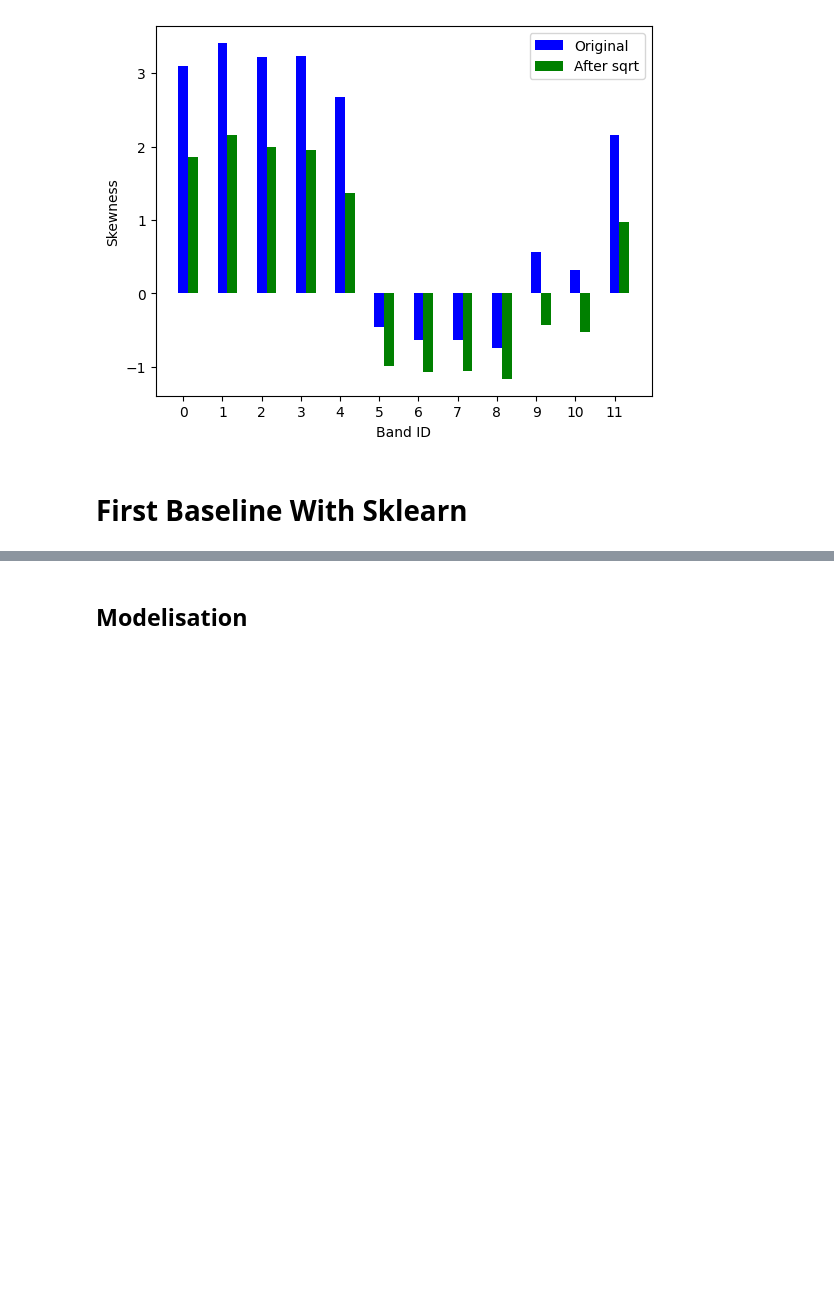
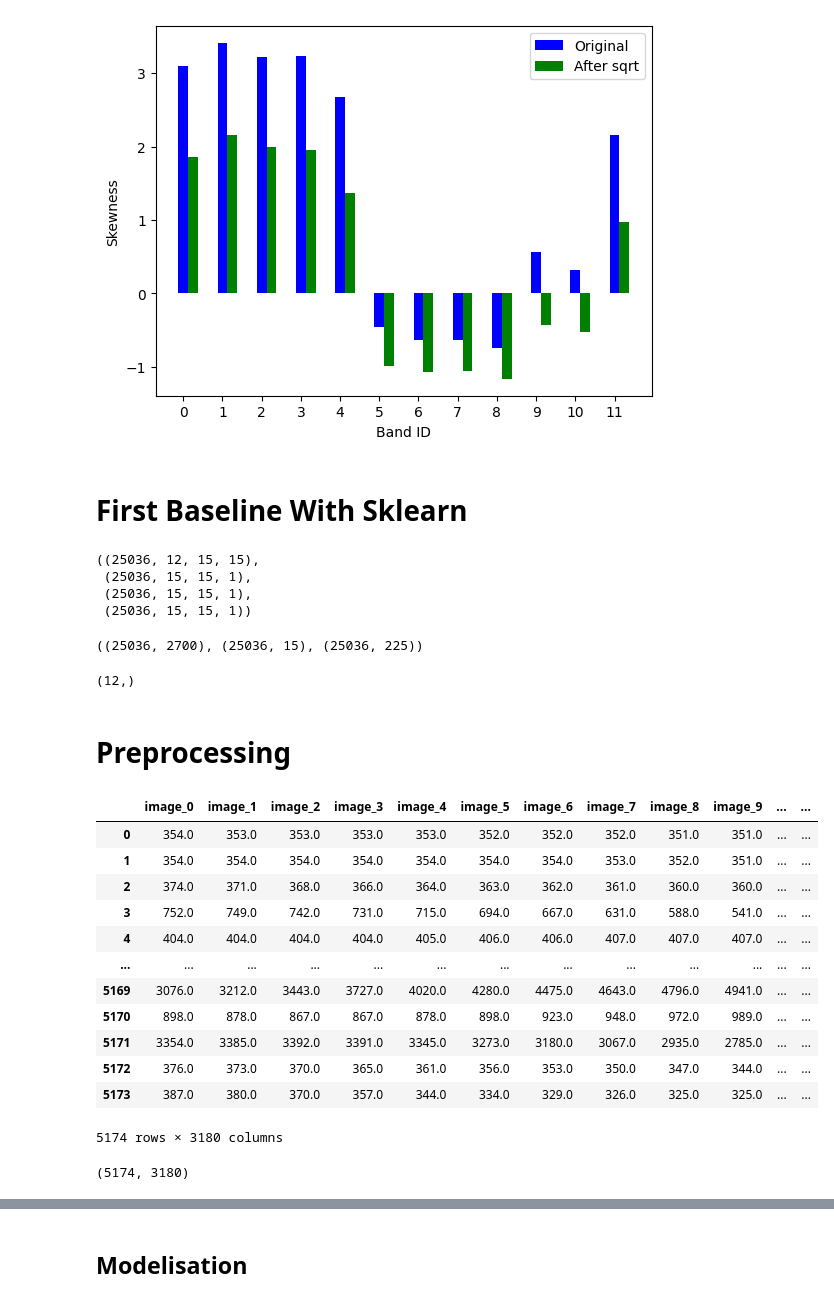
Before and after one commit to AleksDominik/DataScience_Challenge, a Jupyter notebook: biomass/GIZ_Biomass_Starter_Notebook.ipynb.ipynb, the cells around one changed output, grey strips where cells are left out. Drawn from its saved outputs; the diff is of its cells as text; code cells hidden in the pictures; blank space fills up the shorter version.

```diff
--- a/biomass/GIZ_Biomass_Starter_Notebook.ipynb.ipynb
+++ b/biomass/GIZ_Biomass_Starter_Notebook.ipynb.ipynb
@@ -176,3 +194,66 @@ from sklearn.base import BaseEstimator, TransformerMixin
 # %%
 from sklearn import set_config
 set_config(display='diagram')
+# %%
+train_images.shape, train_lat.shape, train_lon.shape, train_cloud.shape
+# %% [output]
+((25036, 12, 15, 15),
+ (25036, 15, 15, 1),
+ (25036, 15, 15, 1),
+ (25036, 15, 15, 1))
+# %%
+train_images.reshape((25036, 2700)).shape,train_lat[:,:,0].reshape((-1,15)).shape,train_cloud[:,:,:].reshape((-1,225)).shape
+# %% [output]
+((25036, 2700), (25036, 15), (25036, 225))
+# %%
+train_images.mean((0,2,3)).shape
+# %% [output]
+(12,)
+# %% [markdown]
+# Preprocessing
+# %%
+def preprocessing(trainset, is_test=False):
+    train_images = np.array(trainset['images'],dtype=np.float64)
+    train_images = train_images.transpose(0,3,1,2)
+
+    train_lat = np.array(trainset['lat'],dtype=np.float64)
+    train_lon = np.array(trainset['lon'],dtype=np.float64)
+    train_cloud = np.array(trainset['cloud'],dtype=np.float64)
+    train_scl = np.array(trainset['scl'],dtype=np.float64)
+
+    if not is_test:
+        train_biomasses = np.array(trainset['agbd'],dtype=np.float64)
+        Y= train_biomasses
+    X=np.concatenate((
+                    train_images.reshape((-1, 2700)),
+                    train_lat[:,:,0].reshape((-1,15)),
+                    train_lon[:,:,0].reshape((-1,15)),
+                    train_cloud[:,:,:].reshape((-1,225)),
+                    train_scl[:,:,:].reshape((-1,225))
+
+                    ), axis=-1)
+    X=pd.DataFrame(X, columns=[f'image_{k}' for k in range(2700)]+[f'lat{k}' for k in range(15)]+[f'lon{k}' for k in range(15)]+[f'cloud_{k}' for k in range(225)]+[f'scl_{k}' for k in range(225)])
+
+    return X,Y if not is_test else X
+X,Y=preprocessing(trainset)
+X_valide,Y_valide=preprocessing(validateset)
+# %%
+X_valide
+# %% [output]
+|  | image_0 | image_1 | image_2 | image_3 | image_4 | image_5 | image_6 | image_7 | image_8 | image_9 | ... | ... |
+| 0 | 354.0 | 353.0 | 353.0 | 353.0 | 353.0 | 352.0 | 352.0 | 352.0 | 351.0 | 351.0 | ... | ... |
+| 1 | 354.0 | 354.0 | 354.0 | 354.0 | 354.0 | 354.0 | 354.0 | 353.0 | 352.0 | 351.0 | ... | ... |
+| 2 | 374.0 | 371.0 | 368.0 | 366.0 | 364.0 | 363.0 | 362.0 | 361.0 | 360.0 | 360.0 | ... | ... |
+| 3 | 752.0 | 749.0 | 742.0 | 731.0 | 715.0 | 694.0 | 667.0 | 631.0 | 588.0 | 541.0 | ... | ... |
+| 4 | 404.0 | 404.0 | 404.0 | 404.0 | 405.0 | 406.0 | 406.0 | 407.0 | 407.0 | 407.0 | ... | ... |
+| ... | ... | ... | ... | ... | ... | ... | ... | ... | ... | ... | ... | ... |
+| 5169 | 3076.0 | 3212.0 | 3443.0 | 3727.0 | 4020.0 | 4280.0 | 4475.0 | 4643.0 | 4796.0 | 4941.0 | ... | ... |
+| 5170 | 898.0 | 878.0 | 867.0 | 867.0 | 878.0 | 898.0 | 923.0 | 948.0 | 972.0 | 989.0 | ... | ... |
+| 5171 | 3354.0 | 3385.0 | 3392.0 | 3391.0 | 3345.0 | 3273.0 | 3180.0 | 3067.0 | 2935.0 | 2785.0 | ... | ... |
+| 5172 | 376.0 | 373.0 | 370.0 | 365.0 | 361.0 | 356.0 | 353.0 | 350.0 | 347.0 | 344.0 | ... | ... |
+| 5173 | 387.0 | 380.0 | 370.0 | 357.0 | 344.0 | 334.0 | 329.0 | 326.0 | 325.0 | 325.0 | ... | ... |
+5174 rows × 3180 columns
+# %%
+X_valide.shape
+# %% [output]
+(5174, 3180)
```
Also changed, not shown: parts of 24 cells of this notebook, 3 other files.
